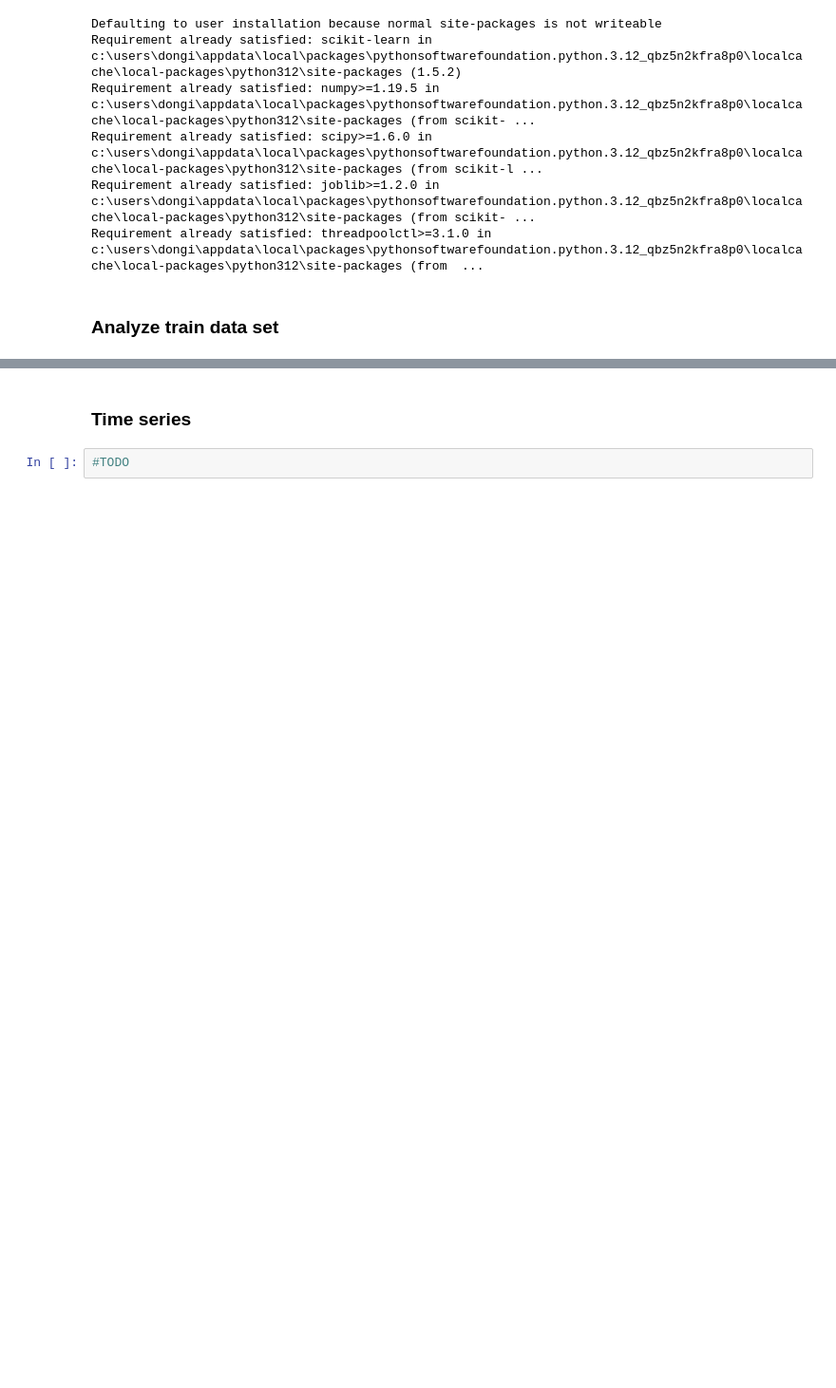
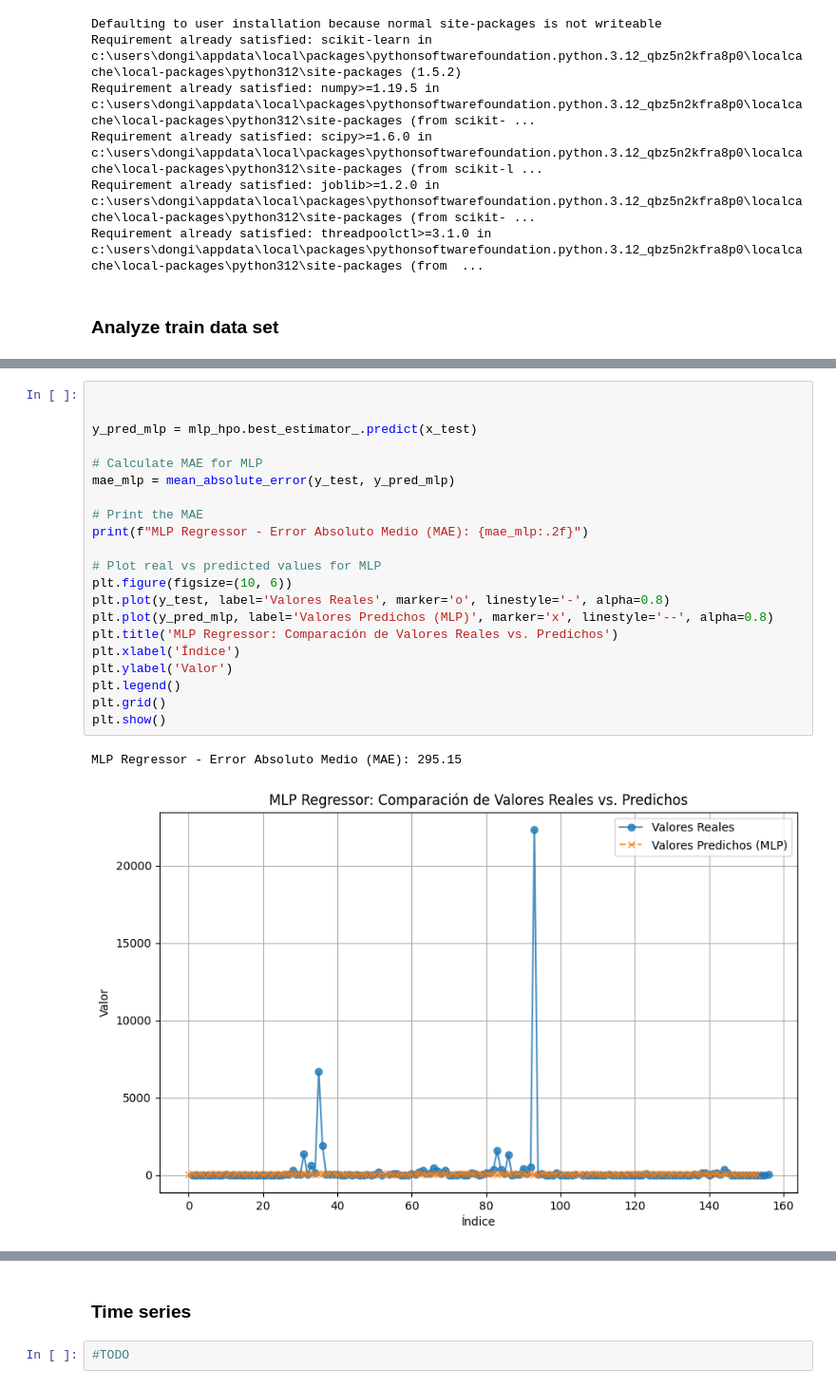
Before and after one commit to JozsefIvanGafo/4-Year-Q1-iao-project-Prediction-of-Forest-fires-in-Galicia-Spain2024-UC3M, a Jupyter notebook: prediction_of_forest_fires_in_Galicia.ipynb, the cells around one changed output, grey strips where cells are left out. Shown at 95% size. Cells and saved outputs as stored; diff of their text form; blank space fills up the shorter version.

```diff
--- a/prediction_of_forest_fires_in_Galicia.ipynb
+++ b/prediction_of_forest_fires_in_Galicia.ipynb
@@ -977,3 +764,27 @@ ValueError: Invalid dtype: object
+# %%
+
+
+y_pred_mlp = mlp_hpo.best_estimator_.predict(x_test)
+
+# Calculate MAE for MLP
+mae_mlp = mean_absolute_error(y_test, y_pred_mlp)
+
+# Print the MAE
+print(f"MLP Regressor - Error Absoluto Medio (MAE): {mae_mlp:.2f}")
+
+# Plot real vs predicted values for MLP
+plt.figure(figsize=(10, 6))
+plt.plot(y_test, label='Valores Reales', marker='o', linestyle='-', alpha=0.8)
+plt.plot(y_pred_mlp, label='Valores Predichos (MLP)', marker='x', linestyle='--', alpha=0.8)
+plt.title('MLP Regressor: Comparación de Valores Reales vs. Predichos')
+plt.xlabel('Índice')
+plt.ylabel('Valor')
+plt.legend()
+plt.grid()
+plt.show()
+# %% [output]
+MLP Regressor - Error Absoluto Medio (MAE): 295.15
+[figure, added]
 # %%
 import xgboost as xgb
 from sklearn.model_selection import GridSearchCV
```
Also changed, not shown: parts of 15 cells of this notebook.
